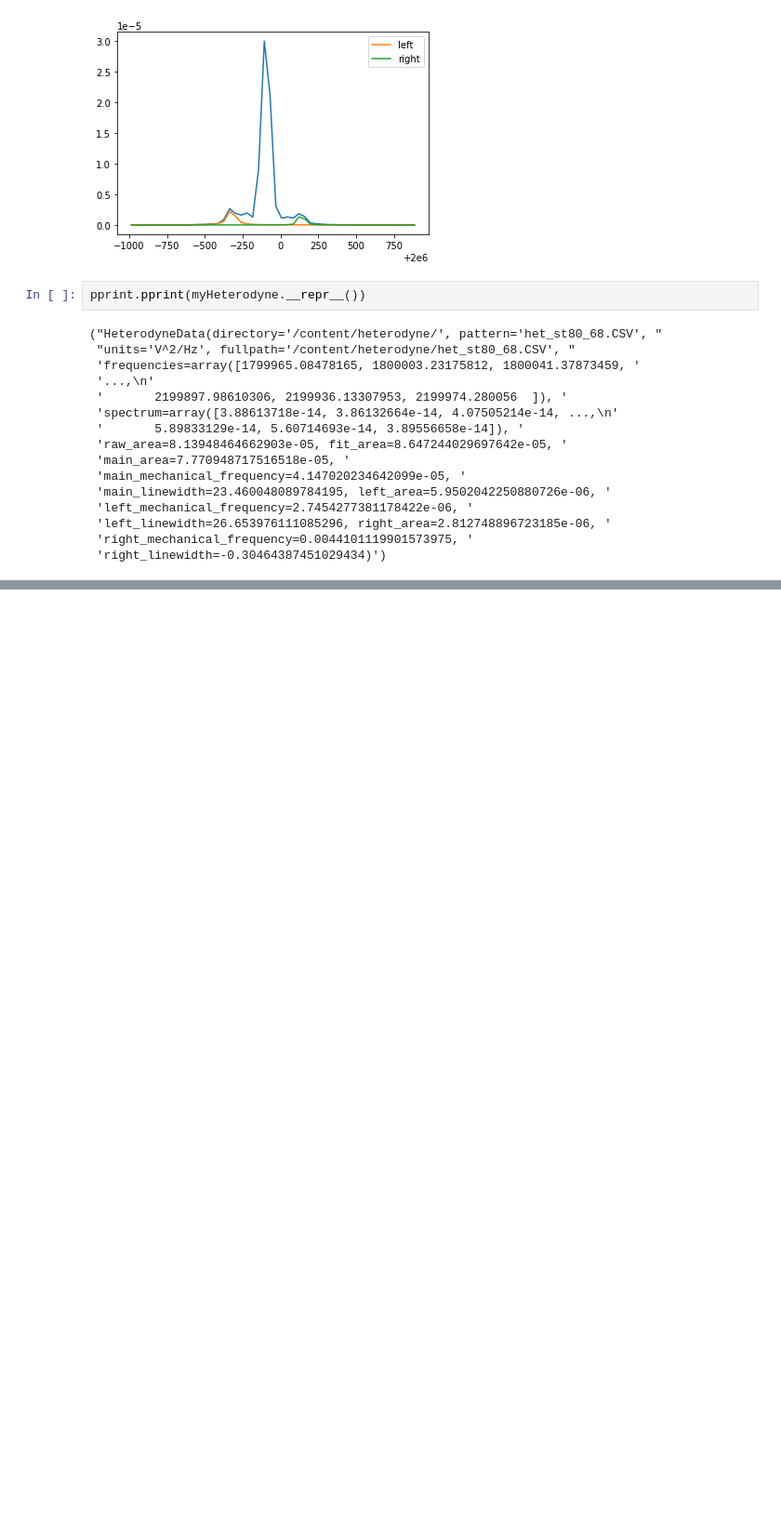
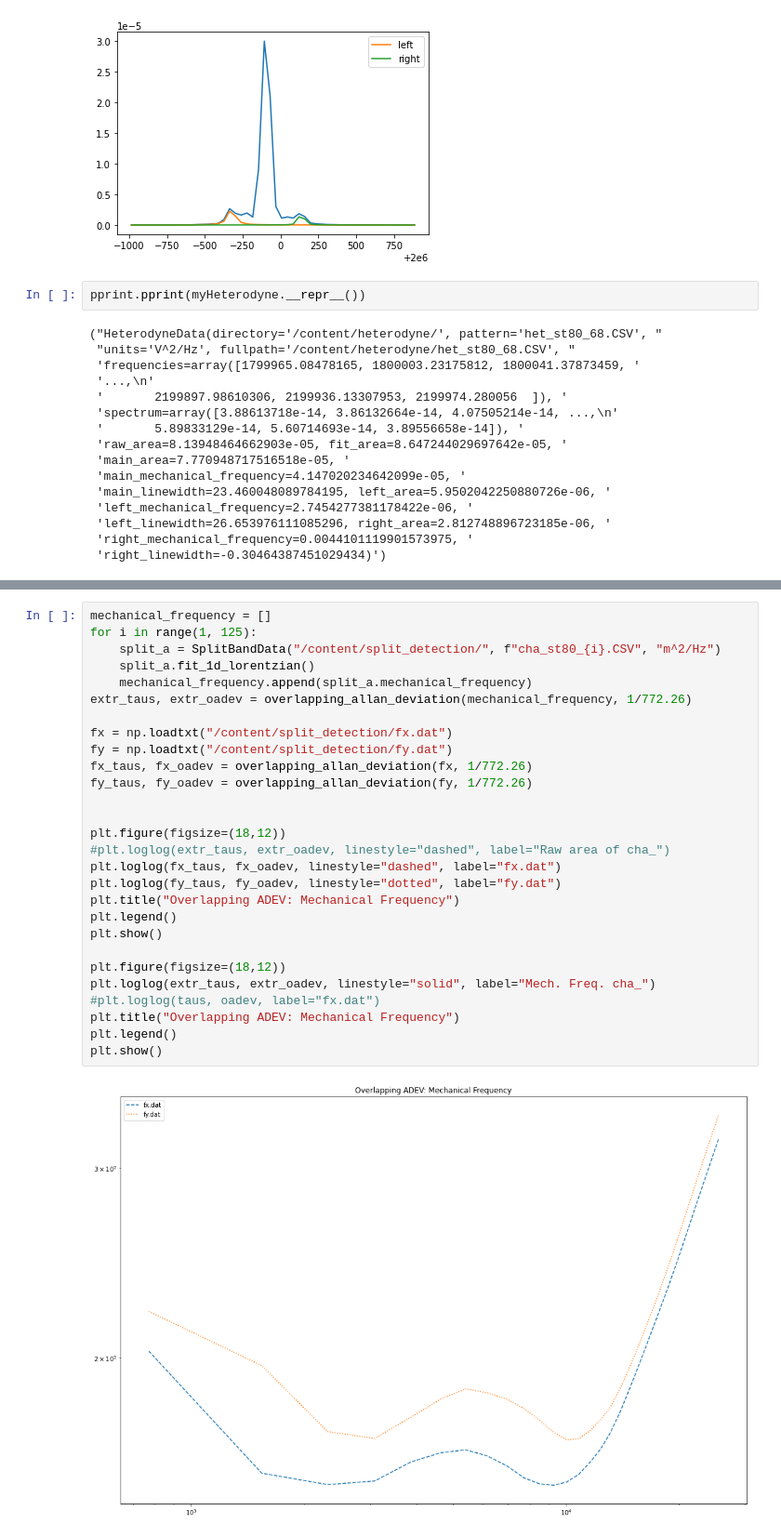
Before and after one commit to nurriol2/peak_fitting, a Jupyter notebook: lorentzian_peak_fitting.ipynb, the cells around one changed output, grey strips where cells are left out. Shown at 93% size. Drawn from its saved outputs; the diff is of its cells as text; blank space fills up the shorter version.

```diff
--- a/lorentzian_peak_fitting.ipynb
+++ b/lorentzian_peak_fitting.ipynb
@@ -1261,0 +1402,30 @@ for i in range(1, 125):
+# %%
+mechanical_frequency = []
+for i in range(1, 125):
+    split_a = SplitBandData("/content/split_detection/", f"cha_st80_{i}.CSV", "m^2/Hz")
+    split_a.fit_1d_lorentzian()
+    mechanical_frequency.append(split_a.mechanical_frequency)
+extr_taus, extr_oadev = overlapping_allan_deviation(mechanical_frequency, 1/772.26)
+
+fx = np.loadtxt("/content/split_detection/fx.dat")
+fy = np.loadtxt("/content/split_detection/fy.dat")
+fx_taus, fx_oadev = overlapping_allan_deviation(fx, 1/772.26)
+fy_taus, fy_oadev = overlapping_allan_deviation(fy, 1/772.26)
+
+
+plt.figure(figsize=(18,12))
+#plt.loglog(extr_taus, extr_oadev, linestyle="dashed", label="Raw area of cha_")
+plt.loglog(fx_taus, fx_oadev, linestyle="dashed", label="fx.dat")
+plt.loglog(fy_taus, fy_oadev, linestyle="dotted", label="fy.dat")
+plt.title("Overlapping ADEV: Mechanical Frequency")
+plt.legend()
+plt.show()
+
+plt.figure(figsize=(18,12))
+plt.loglog(extr_taus, extr_oadev, linestyle="solid", label="Mech. Freq. cha_")
+#plt.loglog(taus, oadev, label="fx.dat")
+plt.title("Overlapping ADEV: Mechanical Frequency")
+plt.legend()
+plt.show()
+# %% [output]
+[figure, added]
```
Also changed, not shown: parts of 15 cells of this notebook.
